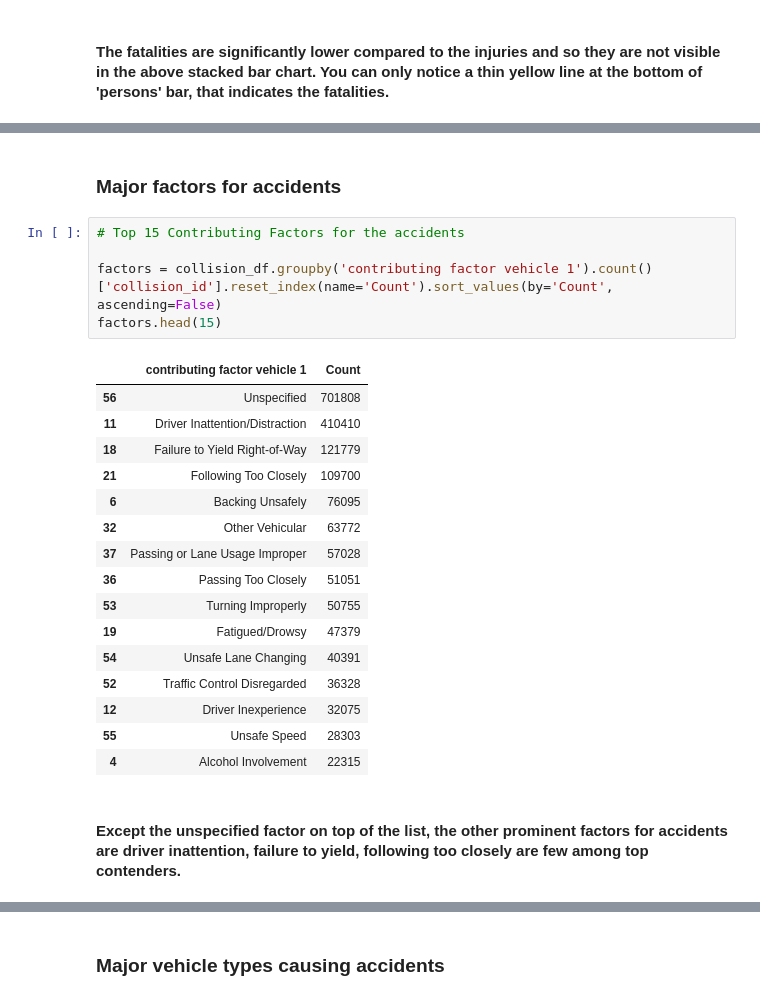
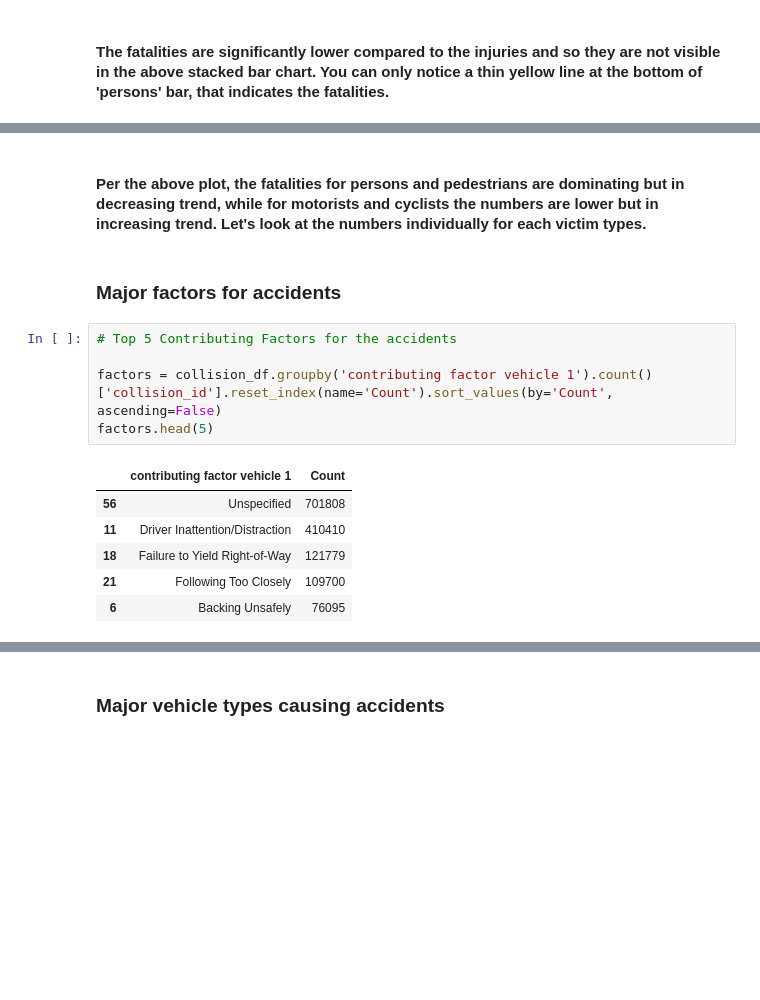
Before and after one commit to Pythorium-Quartet/Motor-Vehicle-Collison-Analysis, a Jupyter notebook: MotorVechicleCollisions_NYC.ipynb, the cells around one changed output, grey strips where cells are left out. Cells and saved outputs as stored; diff of their text form; blank space fills up the shorter version.

```diff
--- a/MotorVechicleCollisions_NYC.ipynb
+++ b/MotorVechicleCollisions_NYC.ipynb
@@ -274,26 +411,16 @@ print([injuries,fatalities])
+# %% [markdown]
+#### Per the above plot, the fatalities for persons and pedestrians are dominating but in decreasing trend, while for motorists and cyclists the numbers are lower but in increasing trend. Let's look at the numbers individually for each victim types.
 # %% [markdown]
 ### Major factors for accidents
 # %%
-# Top 15 Contributing Factors for the accidents
+# Top 5 Contributing Factors for the accidents
 
 factors = collision_df.groupby('contributing factor vehicle 1').count()['collision_id'].reset_index(name='Count').sort_values(by='Count', ascending=False)
-factors.head(15)
+factors.head(5)
 # %% [output]
 |  | contributing factor vehicle 1 | Count |
 | 56 | Unspecified | 701808 |
 | 11 | Driver Inattention/Distraction | 410410 |
 | 18 | Failure to Yield Right-of-Way | 121779 |
 | 21 | Following Too Closely | 109700 |
 | 6 | Backing Unsafely | 76095 |
-| 32 | Other Vehicular | 63772 |
-| 37 | Passing or Lane Usage Improper | 57028 |
-| 36 | Passing Too Closely | 51051 |
-| 53 | Turning Improperly | 50755 |
-| 19 | Fatigued/Drowsy | 47379 |
-| 54 | Unsafe Lane Changing | 40391 |
-| 52 | Traffic Control Disregarded | 36328 |
-| 12 | Driver Inexperience | 32075 |
-| 55 | Unsafe Speed | 28303 |
-| 4 | Alcohol Involvement | 22315 |
-# %% [markdown]
-#### Except the unspecified factor on top of the list, the other prominent factors for accidents are driver inattention, failure to yield, following too closely are few among top contenders.
```
Also changed, not shown: parts of 21 cells of this notebook.
